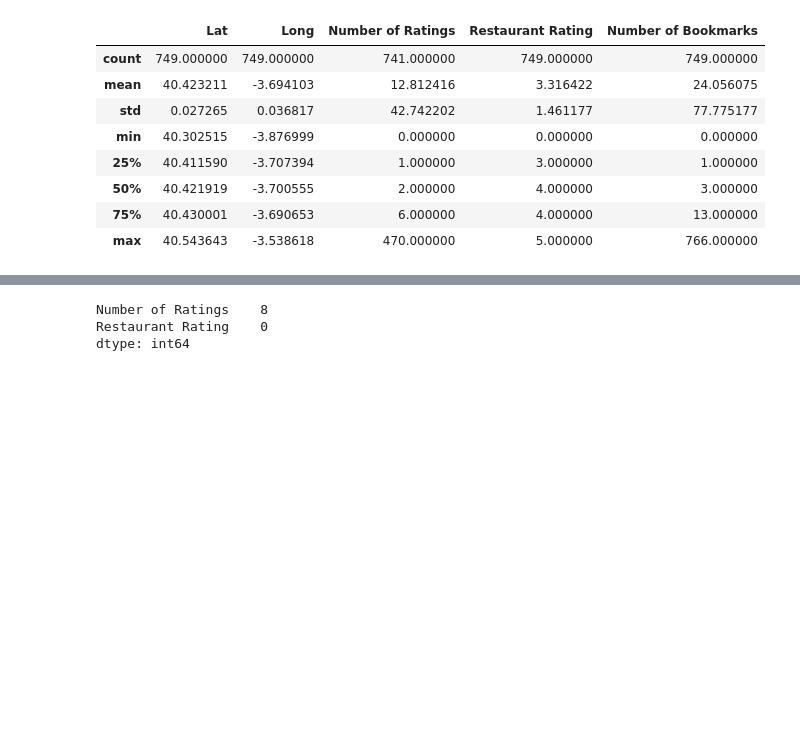
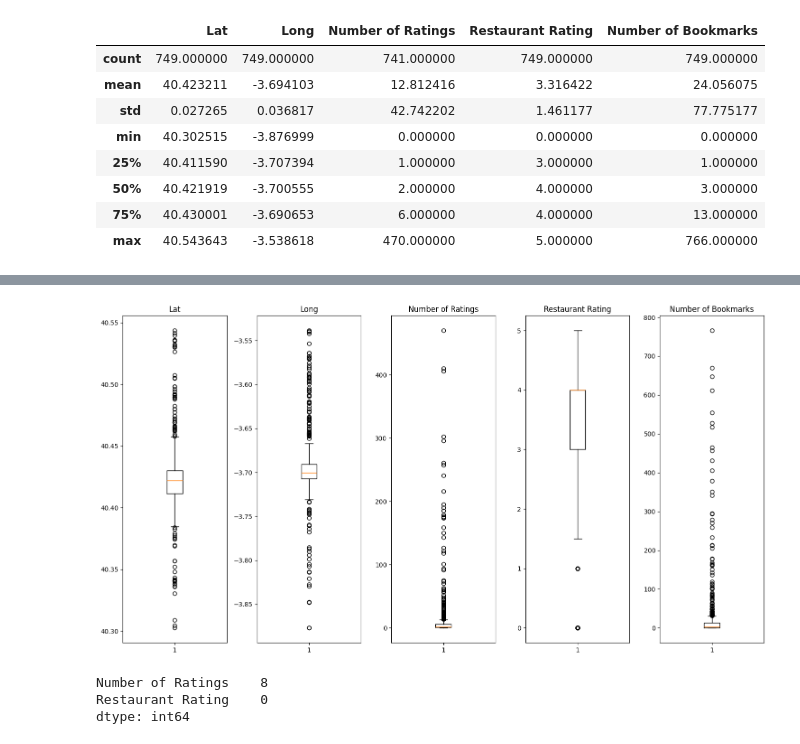
Before and after one commit to anton-p0g/ProyectoWebScrapping, a Jupyter notebook: parte2/Correlaciones/Correlaciones.ipynb, the cells around one changed output, grey strips where cells are left out. Saved outputs shown, nothing was run; the diff lists cells and outputs as text; code cells hidden in the pictures; blank space fills up the shorter version.

```diff
--- a/parte2/Correlaciones/Correlaciones.ipynb
+++ b/parte2/Correlaciones/Correlaciones.ipynb
@@ -29 +66,17 @@ df.describe()
+# %%
+variables = ['Lat', 'Long', 'Number of Ratings', 'Restaurant Rating', 'Number of Bookmarks']
+
+plt.figure(figsize=(15, 8))
+
+for i, var in enumerate(variables, 1):
+    plt.subplot(1, len(variables), i)  # Crear subplots
+    plt.boxplot(df[var].dropna(), vert=True)
+    plt.title(var)
+    plt.ylabel(var)
+    plt.ylabel("")
+
+plt.tight_layout()
+plt.show()
+# %% [output]
+[figure, added]
 # %%
```
Also changed, not shown: parts of 31 cells of this notebook, 3 other files.
